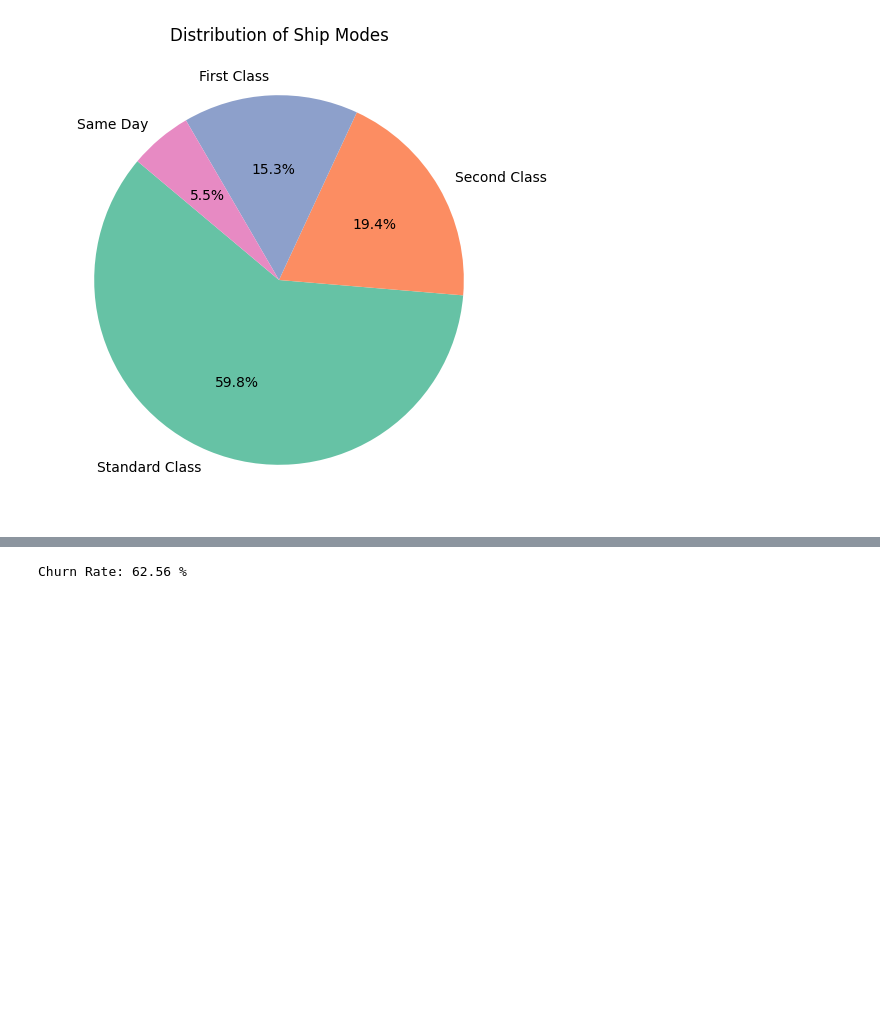
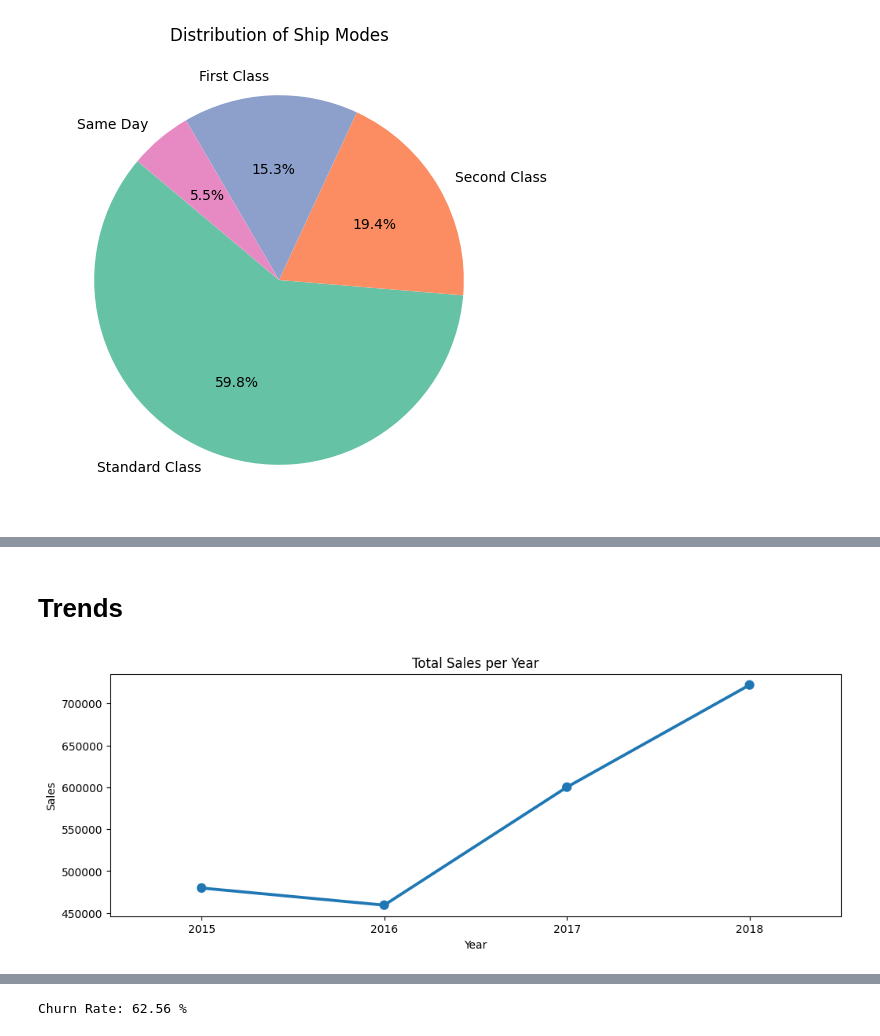
Before and after one commit to Devanshi1206/superstore_data_analysis, a Jupyter notebook: superstore-sales-data analysis.ipynb, the cells around one changed output, grey strips where cells are left out. Saved outputs shown, nothing was run; the diff lists cells and outputs as text; code cells hidden in the pictures; blank space fills up the shorter version.

```diff
--- a/superstore-sales-data analysis.ipynb
+++ b/superstore-sales-data analysis.ipynb
@@ -183,0 +186,15 @@ fig.update_traces(textposition='inside', textinfo='percent+label')
+# %% [markdown]
+# Trends
+# %%
+numeric_columns = df.select_dtypes(include=['number']).columns
+a = df.groupby('order_year')[numeric_columns].sum()
+plt.figure(figsize=(12, 4))
+sns.pointplot(x= a.index, y='Sales', data=a)
+
+plt.xlabel('Year')
+plt.ylabel('Sales')
+plt.title("Total Sales per Year")
+
+plt.show()
+# %% [output]
+[figure, added]
```
Also changed, not shown: parts of 23 cells of this notebook.
